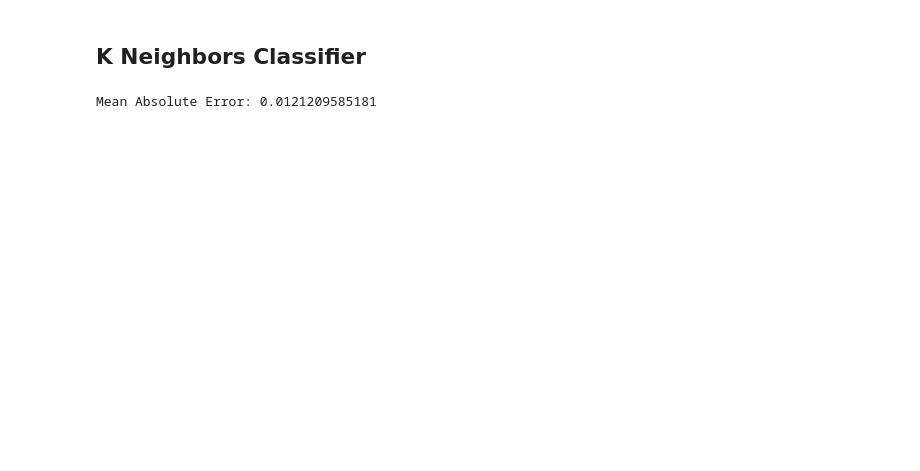
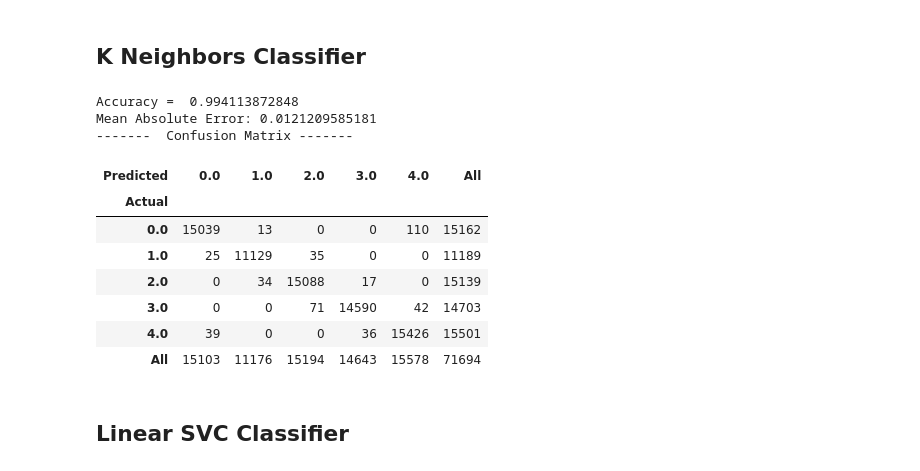
Before and after one commit to alishan2040/ml_project, a Jupyter notebook: Machine_learning_Algos.ipynb, the cells around one changed output. Cells and saved outputs as stored; diff of their text form; code cells hidden in the pictures; blank space fills up the shorter version.

```diff
--- a/Machine_learning_Algos.ipynb
+++ b/Machine_learning_Algos.ipynb
@@ -101,17 +129,32 @@ Mean Absolute Error: 0.0
 # %%
 from sklearn.neighbors import KNeighborsClassifier
 
 neigh = KNeighborsClassifier(n_neighbors=3)
 
 
 neigh.fit(Xtrain, ytrain)
 
 
 ypredict = neigh.predict(Xtest)
 
 #Evaluating the Error in predictions
 mae =mean_absolute_error(ytest, ypredict)
 
+print "Accuracy = ", np.sum(ypredict==ytest)/float(ytest.shape[0])
 print "Mean Absolute Error:",mae
+print "-------  Confusion Matrix -------"
+t.print_confusion_matrix(ypredict.ravel(),ytest.ravel())
 # %% [output]
+Accuracy =  0.994113872848
 Mean Absolute Error: 0.0121209585181
+-------  Confusion Matrix -------
+| Predicted | 0.0 | 1.0 | 2.0 | 3.0 | 4.0 | All |
+| Actual |  |  |  |  |  |  |
+| 0.0 | 15039 | 13 | 0 | 0 | 110 | 15162 |
+| 1.0 | 25 | 11129 | 35 | 0 | 0 | 11189 |
+| 2.0 | 0 | 34 | 15088 | 17 | 0 | 15139 |
+| 3.0 | 0 | 0 | 71 | 14590 | 42 | 14703 |
+| 4.0 | 39 | 0 | 0 | 36 | 15426 | 15501 |
+| All | 15103 | 11176 | 15194 | 14643 | 15578 | 71694 |
+# %% [markdown]
+## Linear SVC Classifier
```
Also changed, not shown: parts of 11 cells of this notebook.
